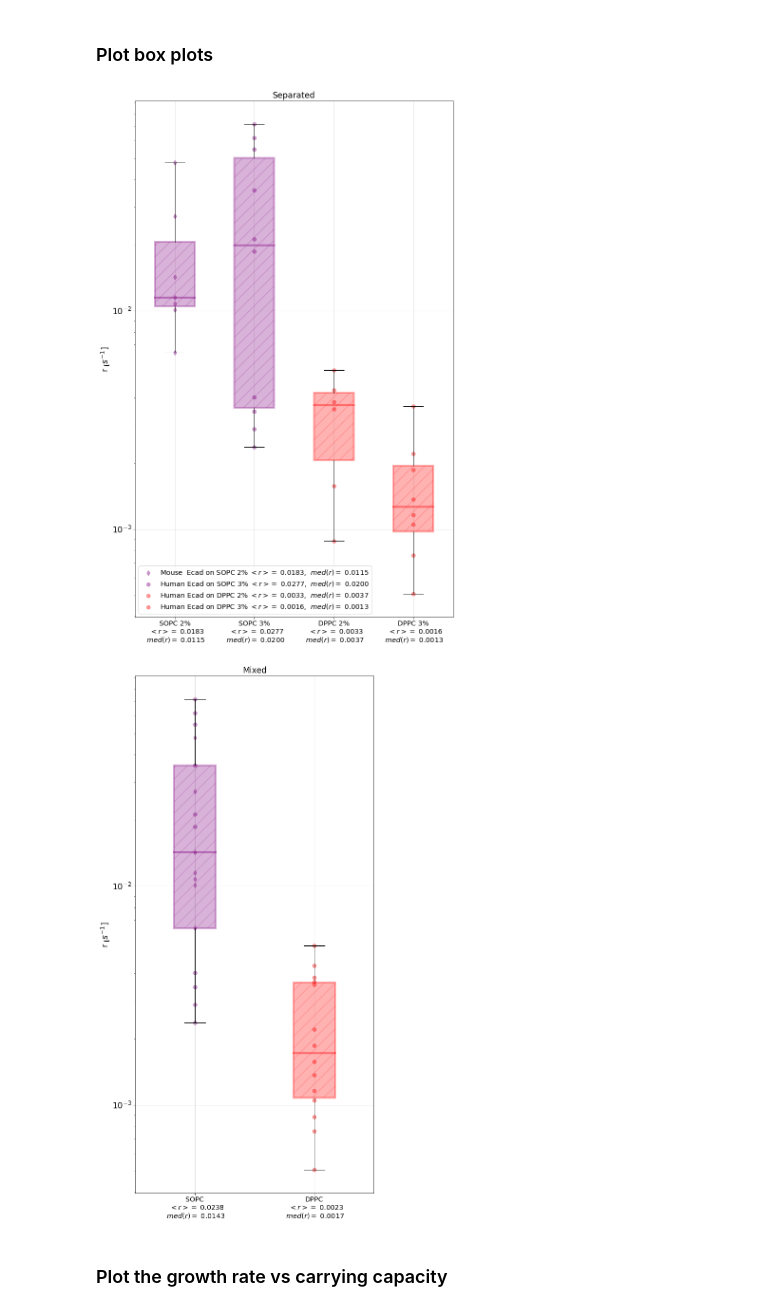
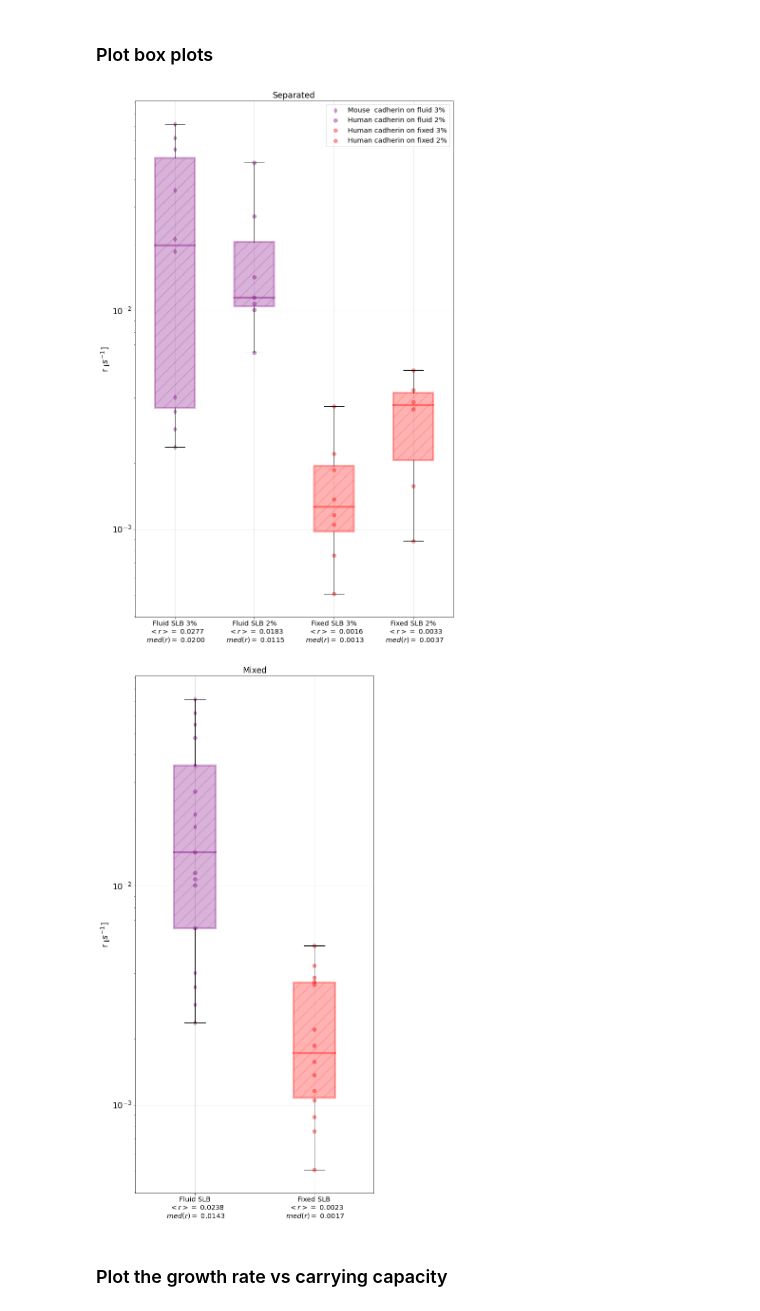
Before and after one commit to ahmed344/growth-curves, a Jupyter notebook: curves_separated.ipynb, the cells around one changed output. Cells and saved outputs as stored; diff of their text form; code cells hidden in the pictures.

```diff
--- a/curves_separated.ipynb
+++ b/curves_separated.ipynb
@@ -263,52 +263,48 @@ a_dppc3 = np.array([parameter[0] for parameter in parameters_logistic_dppc3])
 plt.figure(figsize=(12,20))     # 16.54,20
 
 # Define the boxes
-bp = plt.boxplot([r_sopc2, r_sopc3, r_dppc2, r_dppc3],
-                labels = [f'SOPC 2%\n  $<r>=$ {r_sopc2.mean():.4f}\n $med(r)=$ {np.median(r_sopc2):.4f}',
-                          f'SOPC 3%\n  $<r>=$ {r_sopc3.mean():.4f}\n $med(r)=$ {np.median(r_sopc3):.4f}',
-                          f'DPPC 2%\n  $<r>=$ {r_dppc2.mean():.4f}\n $med(r)=$ {np.median(r_dppc2):.4f}',
-                          f'DPPC 3%\n  $<r>=$ {r_dppc3.mean():.4f}\n $med(r)=$ {np.median(r_dppc3):.4f}'],
+bp = plt.boxplot([r_sopc3, r_sopc2, r_dppc3, r_dppc2],
+                labels = [f'Fluid SLB 3%\n  $<r>=$ {r_sopc3.mean():.4f}\n $med(r)=$ {np.median(r_sopc3):.4f}',
+                          f'Fluid SLB 2%\n  $<r>=$ {r_sopc2.mean():.4f}\n $med(r)=$ {np.median(r_sopc2):.4f}',
+                          f'Fixed SLB 3%\n  $<r>=$ {r_dppc3.mean():.4f}\n $med(r)=$ {np.median(r_dppc3):.4f}',
+                          f'Fixed SLB 2%\n  $<r>=$ {r_dppc2.mean():.4f}\n $med(r)=$ {np.median(r_dppc2):.4f}'],
                 whis = 3.5,
                 widths = 0.5,
                 patch_artist=True);
 
 # Customize the boxes
 bp['boxes'][0].set(color = 'purple', hatch = '/', linewidth=4, alpha = 0.3)
 bp['boxes'][1].set(color = 'purple', hatch = '/', linewidth=4, alpha = 0.3)
 bp['boxes'][2].set(color = 'red'   , hatch = '/', linewidth=4, alpha = 0.3)
 bp['boxes'][3].set(color = 'red'   , hatch = '/', linewidth=4, alpha = 0.3)
 
 # Customize the Median line
 bp['medians'][0].set(color = 'purple', linewidth=4, alpha = 0.4)
 bp['medians'][1].set(color = 'purple', linewidth=4, alpha = 0.4)
 bp['medians'][2].set(color = 'red'   , linewidth=4, alpha = 0.4)
 bp['medians'][3].set(color = 'red'   , linewidth=4, alpha = 0.4)
 
 
 # Plot the scattered points
-plt.scatter(x = [1] * len(r_sopc2), y = r_sopc2, color='purple', marker='d', s = 60, alpha = 0.4,
-            label= f'Mouse  Ecad on SOPC 2% $<r>=$ {r_sopc2.mean():.4f},  $med(r)=$ {np.median(r_sopc2):.4f}')
-plt.scatter(x = [2] * len(r_sopc3), y = r_sopc3, color='purple', s = 60, alpha = 0.4,
-            label= f'Human Ecad on SOPC 3% $<r>=$ {r_sopc3.mean():.4f},  $med(r)=$ {np.median(r_sopc3):.4f}')
-plt.scatter(x = [3] * len(r_dppc2), y = r_dppc2, color='red', s = 60, alpha = 0.4,
-            label= f'Human Ecad on DPPC 2% $<r>=$ {r_dppc2.mean():.4f},  $med(r)=$ {np.median(r_dppc2):.4f}')
-plt.scatter(x = [4] * len(r_dppc3), y = r_dppc3, color='red', s = 60, alpha = 0.4,
-            label= f'Human Ecad on DPPC 3% $<r>=$ {r_dppc3.mean():.4f},  $med(r)=$ {np.median(r_dppc3):.4f}')
+plt.scatter(x = [1] * len(r_sopc3), y = r_sopc3, color='purple', s = 60, alpha = 0.4, label= 'Mouse  cadherin on fluid 3%', marker='d')
+plt.scatter(x = [2] * len(r_sopc2), y = r_sopc2, color='purple', s = 60, alpha = 0.4, label= 'Human cadherin on fluid 2%')
+plt.scatter(x = [3] * len(r_dppc3), y = r_dppc3, color='red'   , s = 60, alpha = 0.4, label= 'Human cadherin on fixed 3%')
+plt.scatter(x = [4] * len(r_dppc2), y = r_dppc2, color='red'   , s = 60, alpha = 0.4, label= 'Human cadherin on fixed 2%')
 
 # Customize the table
 plt.ylabel('r $_[s^{-1}$]', fontsize= 'xx-large')
 plt.xticks(fontsize= 'x-large')
 plt.yticks(fontsize= 'xx-large')
 plt.yscale('log')
 plt.title('Separated', fontsize='xx-large')
 plt.grid(alpha=0.5)
 plt.legend(fontsize='x-large')
 
 # Save the figure
 plt.savefig("Results/boxplot_growth_rate_separated")
 plt.show()
 # %% [output]
-[figure, old version]
+[figure, new version]
 # %%
 # Extract the logistic parameters excluding the DPPC curve
 r_sopc = np.array([parameter[1] for parameter in parameters_logistic_sopc2 + parameters_logistic_sopc3])
@@ -323,8 +319,8 @@ plt.figure(figsize=(9,20))     # 16.54,20
 
 # Define the boxes
 bp = plt.boxplot([r_sopc, r_dppc],
-                labels = [f'SOPC\n  $<r>=$ {r_sopc.mean():.4f}\n $med(r)=$ {np.median(r_sopc):.4f}',
-                          f'DPPC\n  $<r>=$ {r_dppc.mean():.4f}\n $med(r)=$ {np.median(r_dppc):.4f}'],
+                labels = [f'Fluid SLB\n  $<r>=$ {r_sopc.mean():.4f}\n $med(r)=$ {np.median(r_sopc):.4f}',
+                          f'Fixed SLB\n  $<r>=$ {r_dppc.mean():.4f}\n $med(r)=$ {np.median(r_dppc):.4f}'],
                 whis = 3.5,
                 widths = 0.35,
                 patch_artist=True);
@@ -339,14 +335,10 @@ bp['medians'][1].set(color = 'red'   , linewidth=4, alpha = 0.4)
 
 
 # Plot the scattered points
-plt.scatter(x = [1] * len(r_sopc2), y = r_sopc2, color='purple', marker='d', s = 60, alpha = 0.4,
-            label= f'Mouse  Ecad on SOPC 2% $<r>=$ {r_sopc2.mean():.4f},  $med(r)=$ {np.median(r_sopc2):.4f}')
-plt.scatter(x = [1] * len(r_sopc3), y = r_sopc3, color='purple', s = 60, alpha = 0.4,
-            label= f'Human Ecad on SOPC 3% $<r>=$ {r_sopc3.mean():.4f},  $med(r)=$ {np.median(r_sopc3):.4f}')
-plt.scatter(x = [2] * len(r_dppc2), y = r_dppc2, color='red', s = 60, alpha = 0.4,
-            label= f'Human Ecad on DPPC 2% $<r>=$ {r_dppc2.mean():.4f},  $med(r)=$ {np.median(r_dppc2):.4f}')
-plt.scatter(x = [2] * len(r_dppc3), y = r_dppc3, color='red', s = 60, alpha = 0.4,
-            label= f'Human Ecad on DPPC 3% $<r>=$ {r_dppc3.mean():.4f},  $med(r)=$ {np.median(r_dppc3):.4f}')
+plt.scatter(x = [1] * len(r_sopc3), y=r_sopc3, color='purple', s=60, alpha=0.4, label='Mouse  cadherin on fluid SLB 3%', marker='d')
+plt.scatter(x = [1] * len(r_sopc2), y=r_sopc2, color='purple', s=60, alpha=0.4, label='Human cadherin on fluid SLB 2%')
+plt.scatter(x = [2] * len(r_dppc3), y=r_dppc3, color='red'   , s=60, alpha=0.4, label='Human cadherin on fixed SLB 3%')
+plt.scatter(x = [2] * len(r_dppc2), y=r_dppc2, color='red'   , s=60, alpha=0.4, label='Human cadherin on fixed SLB 2%')
 
 # Customize the table
 plt.ylabel('r $_[s^{-1}$]', fontsize= 'xx-large')
@@ -361,7 +353,7 @@ plt.grid(alpha=0.5)
 plt.savefig("Results/boxplot_growth_rate_mixed")
 plt.show()
 # %% [output]
-[figure, old version]
+[figure, new version]
 # %% [markdown]
 ### Plot the growth rate vs carrying capacity
 # %%
```
Also changed, not shown: parts of 6 cells of this notebook.
